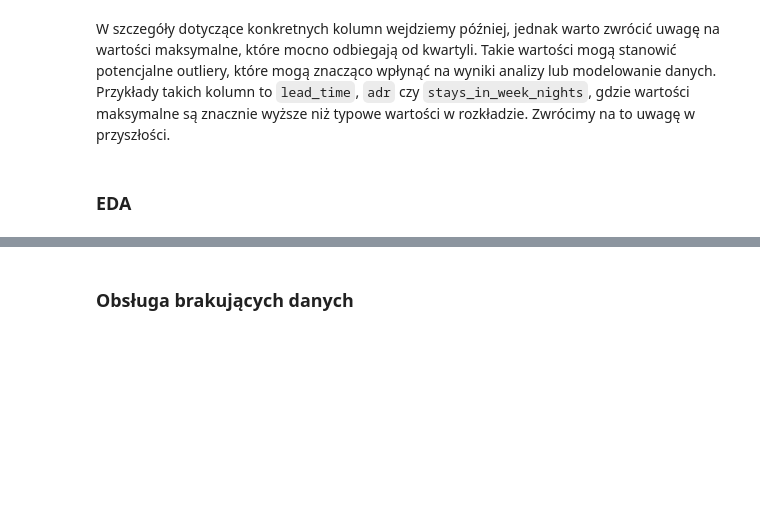
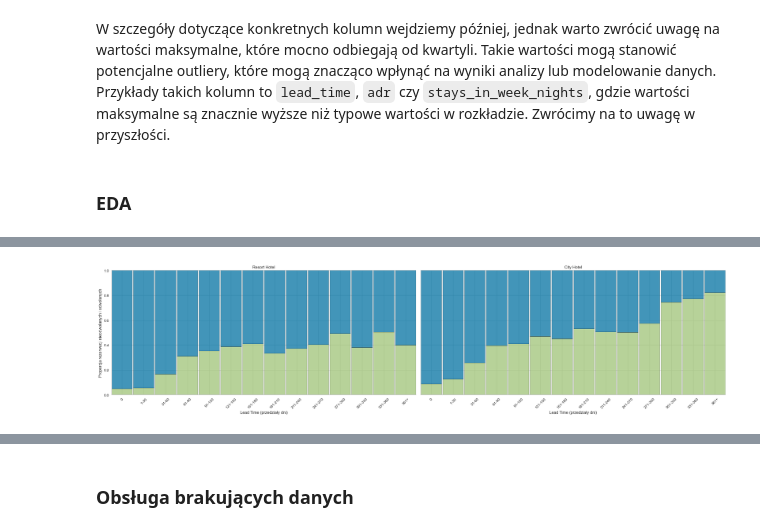
Before and after one commit to SzymonMak/HotelBookingsDataAnalysis, a Jupyter notebook: final_analysis.ipynb, the cells around one changed output, grey strips where cells are left out. Cells and saved outputs as stored; diff of their text form; code cells hidden in the pictures; blank space fills up the shorter version.

```diff
--- a/final_analysis.ipynb
+++ b/final_analysis.ipynb
@@ -112,0 +208,21 @@ W szczegóły dotyczące konkretnych kolumn wejdziemy później, jednak warto zw
+# %%
+bins = [-1, 0] + list(range(1, 366, 30))
+labels = ['0'] + [f'{i}-{i+29}' for i in range(1, 336, 30)] + ['361+']
+
+g = sns.FacetGrid(dane, col='hotel', height=6, aspect=2, col_wrap=2)
+g.map_dataframe(
+    sns.histplot,
+    x=pd.cut(dane['lead_time'], bins=bins, labels=labels, include_lowest=True),
+    hue='is_canceled',
+    multiple='fill',
+    stat='probability',
+    shrink=0.95,
+)
+
+g.set_titles(col_template="{col_name}")
+g.set_xticklabels(rotation=45)
+g.set_axis_labels("Lead Time (przedziały dni)", "Proporcja rezerwacji nieodwołanych i odwołanych")
+plt.tight_layout()
+plt.show()
+# %% [output]
+[figure, added]
```
Also changed, not shown: parts of 65 cells of this notebook, 3 other files.
